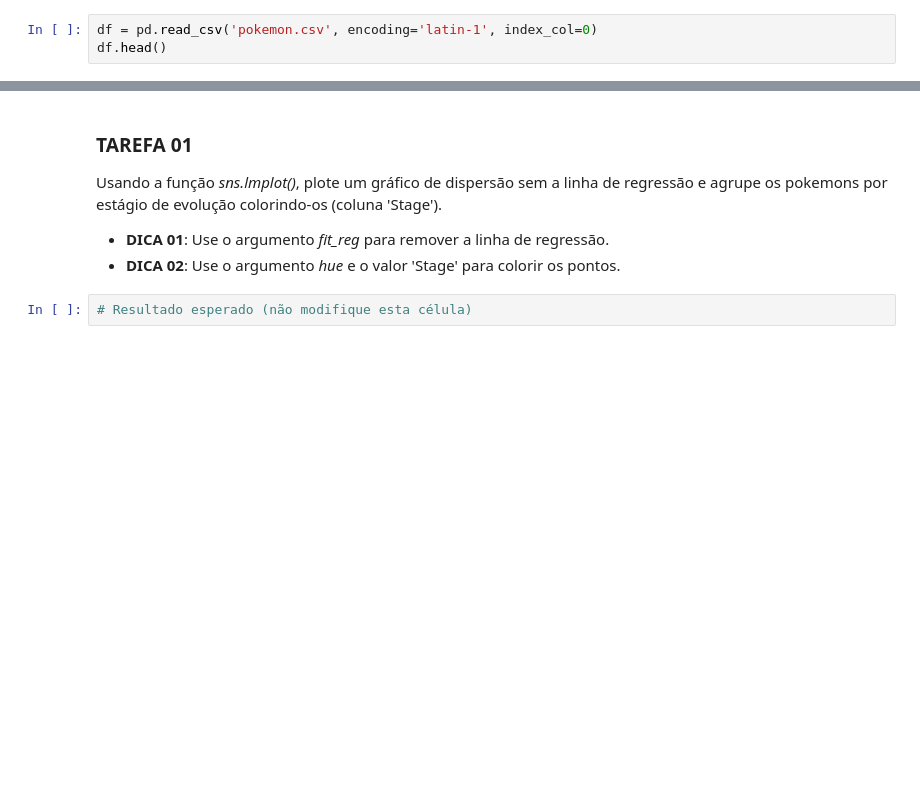
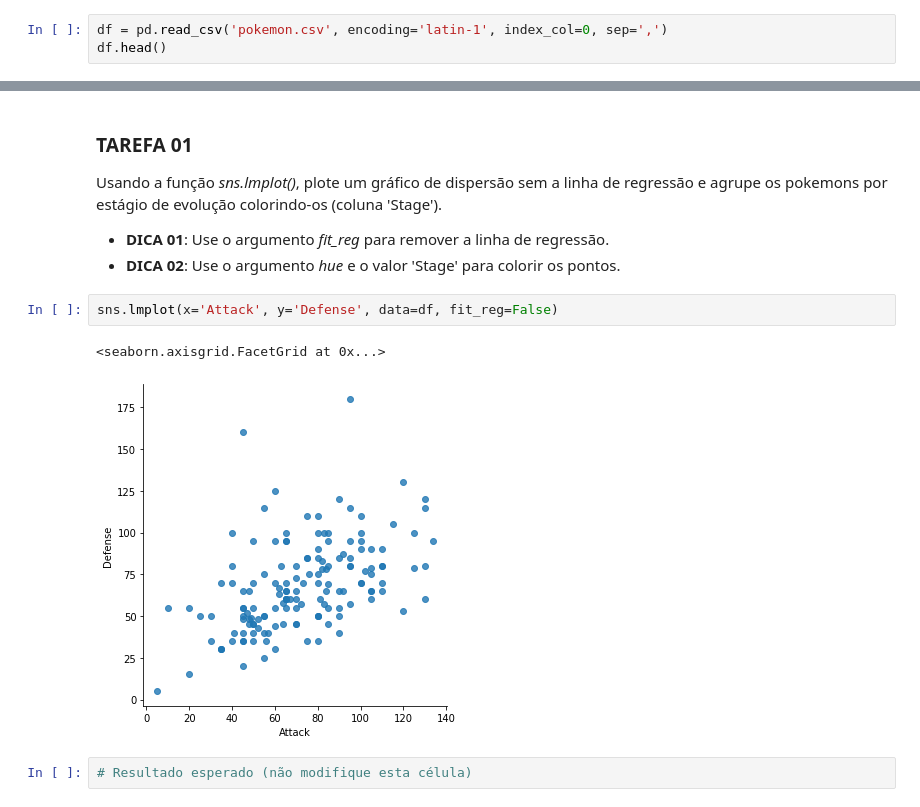
Before and after one commit to robsonbfreitas/visualizacao_exploratoria_exercicios, a Jupyter notebook: 02-exercicios-seaborn/visualizacao_com_seaborn.ipynb, the cells around one changed output, grey strips where cells are left out. Cells and saved outputs as stored; diff of their text form; blank space fills up the shorter version.

```diff
--- a/02-exercicios-seaborn/visualizacao_com_seaborn.ipynb
+++ b/02-exercicios-seaborn/visualizacao_com_seaborn.ipynb
@@ -69,7 +69,7 @@ from matplotlib import pyplot as plt
 # %% [markdown]
 Vamos importar nosso conjunto de dados e verificar as primeiras linhas do arquivo para ver se está tudo bem. Utilizamos a método head do nosso dataframe *df*.
 # %%
-df = pd.read_csv('pokemon.csv', encoding='latin-1', index_col=0)
+df = pd.read_csv('pokemon.csv', encoding='latin-1', index_col=0, sep=',')
 df.head()
 # %% [output]
 |  | Name | Type 1 | Type 2 | Total | HP | Attack | Defense | Sp. Atk | Sp. Def | Speed | Stage | ... |
@@ -104,6 +104,11 @@ Usando a função *sns.lmplot()*, plote um gráfico de dispersão sem a linha de
 
 - **DICA 01**: Use o argumento *fit_reg* para remover a linha de regressão.
 - **DICA 02**: Use o argumento *hue* e o valor 'Stage' para colorir os pontos.
+# %%
+sns.lmplot(x='Attack', y='Defense', data=df, fit_reg=False)
+# %% [output]
+<seaborn.axisgrid.FacetGrid at 0x...>
+[figure, added]
 # %%
 # Resultado esperado (não modifique esta célula)
 # %% [output]
```
